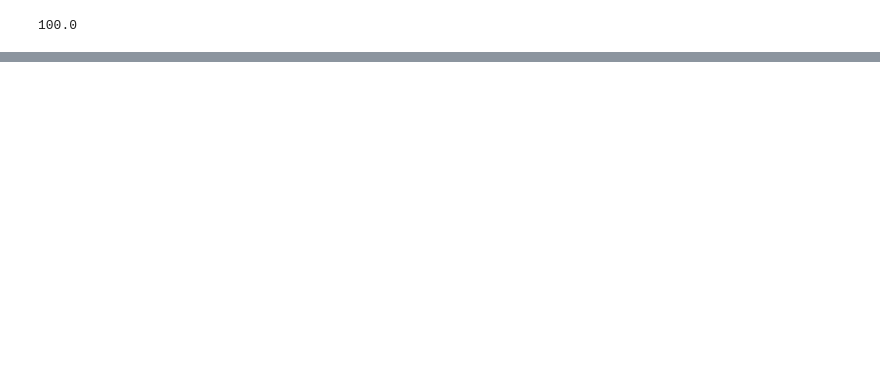
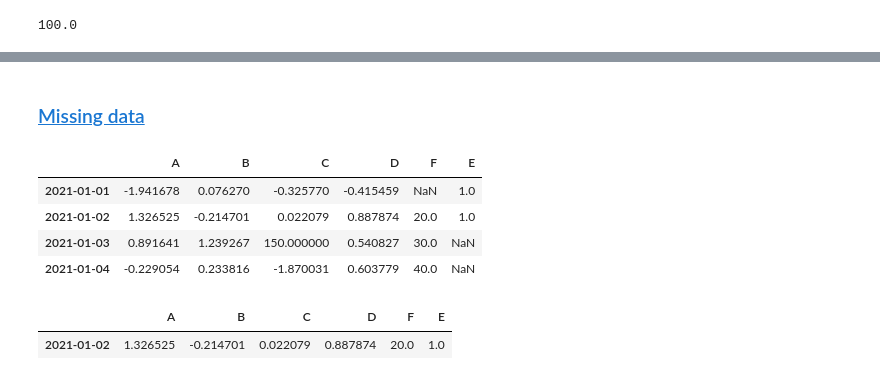
Before and after one commit to aidken/my_10min_to_pandas, a Jupyter notebook: ten_minutes_to_pandas.ipynb, the cells around one changed output, grey strips where cells are left out. Cells and saved outputs as stored; diff of their text form; code cells hidden in the pictures; blank space fills up the shorter version.

```diff
--- a/ten_minutes_to_pandas.ipynb
+++ b/ten_minutes_to_pandas.ipynb
@@ -356,0 +358,17 @@ df
+# %% [markdown]
+### [Missing data](https://pandas.pydata.org/docs/user_guide/10min.html#missing-data)
+# %%
+df1 = df.reindex(index=x[0:4], columns=list(df.columns) + ['E'])
+df1.loc[x[0] : x[1], 'E'] = 1
+df1
+# %% [output]
+|  | A | B | C | D | F | E |
+| 2021-01-01 | -1.941678 | 0.076270 | -0.325770 | -0.415459 | NaN | 1.0 |
+| 2021-01-02 | 1.326525 | -0.214701 | 0.022079 | 0.887874 | 20.0 | 1.0 |
+| 2021-01-03 | 0.891641 | 1.239267 | 150.000000 | 0.540827 | 30.0 | NaN |
+| 2021-01-04 | -0.229054 | 0.233816 | -1.870031 | 0.603779 | 40.0 | NaN |
+# %%
+df1.dropna(how='any')
+# %% [output]
+|  | A | B | C | D | F | E |
+| 2021-01-02 | 1.326525 | -0.214701 | 0.022079 | 0.887874 | 20.0 | 1.0 |
```
Also changed, not shown: parts of 27 cells of this notebook.
